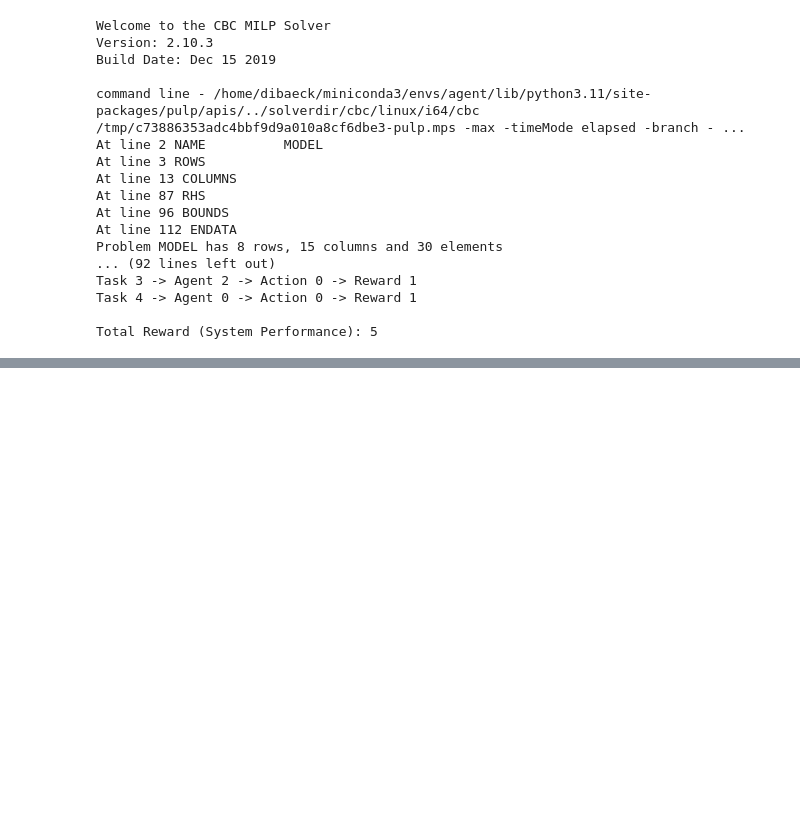
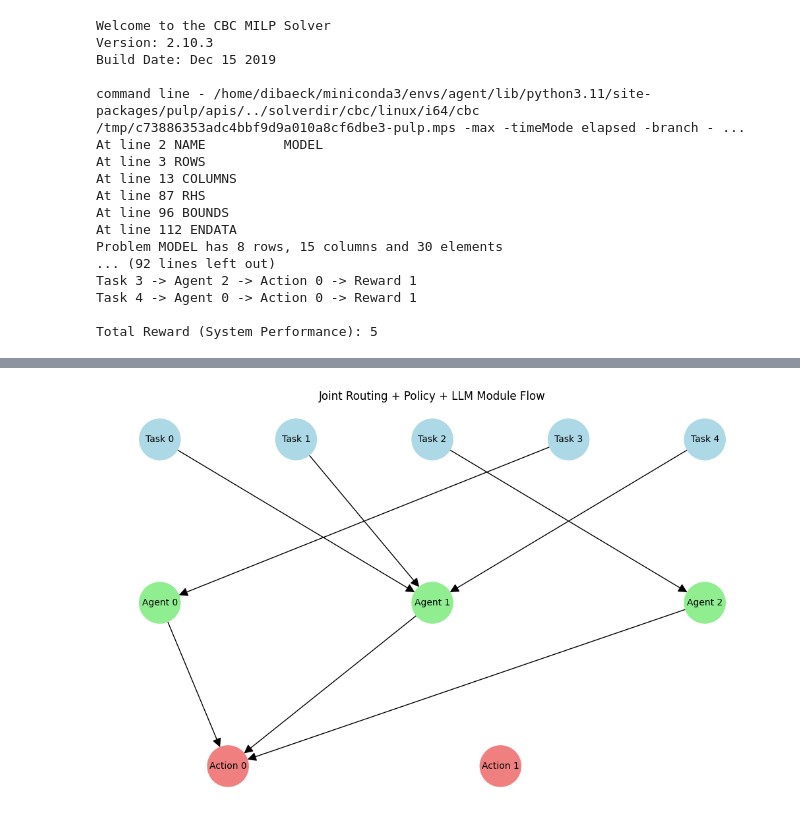
Before and after one commit to dibk100/study_agent, a Jupyter notebook: sketch/simulation01.ipynb, the cells around one changed output, grey strips where cells are left out. Drawn from its saved outputs; the diff is of its cells as text; code cells hidden in the pictures; blank space fills up the shorter version.

```diff
--- a/sketch/simulation01.ipynb
+++ b/sketch/simulation01.ipynb
@@ -311,0 +421,63 @@ Total Reward (System Performance): 5
+# %%
+import networkx as nx
+import matplotlib.pyplot as plt
+
+# -------------------------------
+# 1️⃣ 그래프 생성
+# -------------------------------
+G = nx.DiGraph()
+
+# 노드 추가
+tasks = [f"Task {i}" for i in range(num_tasks)]
+agents = [f"Agent {j}" for j in range(num_agents)]
+actions = [f"Action {k}" for k in range(num_actions)]
+
+# 태스크 노드
+for t in tasks:
+    G.add_node(t, color='lightblue', layer='task')
+
+# 에이전트 노드
+for a in agents:
+    G.add_node(a, color='lightgreen', layer='agent')
+
+# 행동 노드
+for act in actions:
+    G.add_node(act, color='lightcoral', layer='action')
+
+# -------------------------------
+# 2️⃣ 에지 연결
+# -------------------------------
+# 태스크 -> 에이전트 (라우팅)
+for i in range(num_tasks):
+    agent_id = np.argmax(routing_matrix[i])
+    G.add_edge(f"Task {i}", f"Agent {agent_id}")
+
+# 에이전트 -> 행동 (상위 정책 선택)
+for i in range(num_tasks):
+    action_id = results[i][2]
+    agent_id = results[i][1]
+    G.add_edge(f"Agent {agent_id}", f"Action {action_id}")
+
+# -------------------------------
+# 3️⃣ 시각화
+# -------------------------------
+pos = {}
+# 계층별 y값 설정
+layer_y = {'task':3, 'agent':2, 'action':1}
+# x값는 노드 수로 분포
+for idx, node in enumerate(tasks):
+    pos[node] = (idx, layer_y['task'])
+for idx, node in enumerate(agents):
+    pos[node] = (idx*2, layer_y['agent'])
+for idx, node in enumerate(actions):
+    pos[node] = (idx*2+0.5, layer_y['action'])
+
+# 색상
+colors = [G.nodes[n]['color'] for n in G.nodes()]
+
+plt.figure(figsize=(10,6))
+nx.draw(G, pos, with_labels=True, node_color=colors, node_size=2000, font_size=10, arrowsize=20)
+plt.title("Joint Routing + Policy + LLM Module Flow")
+plt.show()
+# %% [output]
+[figure, added]
```
Also changed, not shown: parts of 2 cells of this notebook.
